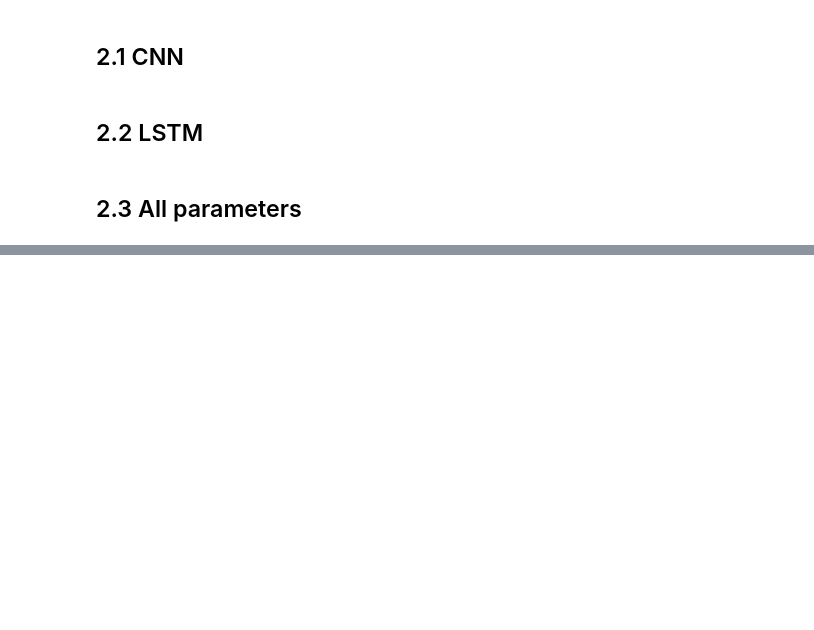
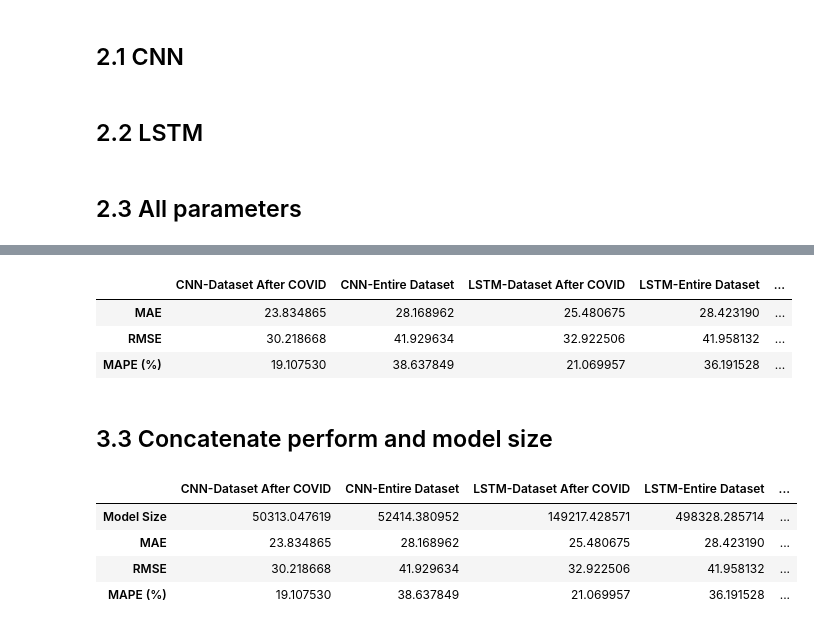
Before and after one commit to YueLi-0816/traffic_prediction, a Jupyter notebook: parameter_cal.ipynb, the cells around one changed output, grey strips where cells are left out. Drawn from its saved outputs; the diff is of its cells as text; code cells hidden in the pictures; blank space fills up the shorter version.

```diff
--- a/parameter_cal.ipynb
+++ b/parameter_cal.ipynb
@@ -966,0 +725,26 @@ MAPE (%)_test                 21.069957            36.191528
+# %%
+data_lag_llama = {
+    "Input Length": [24, 48, 72, 96, 120, 144, 168, 192, 216, 240, 264, 288, 312, 336, 360, 384, 408, 432, 456, 480, 504],
+    "MAE": [38.63648, 39.298946, 34.54768, 32.869083, 33.66142, 30.403801, 26.168474, 24.480734, 24.889511,
+                25.068052, 25.59848, 25.860199, 25.812569, 21.997818, 21.297031, 20.358686, 20.320894, 20.499071,
+                20.348734, 19.623104, 17.583586],
+    "MAPE (%)": [40.28715, 39.578278, 30.6552, 30.352049, 27.850878, 26.244112, 24.974607, 21.323599, 20.710508,
+                 20.480036, 19.691763, 19.72987, 19.741913, 19.799952, 18.23105, 17.049936, 16.548029, 16.366488,
+                 16.121527, 15.724358, 15.566144],
+    "RMSE": [46.852173, 48.283245, 42.8367, 41.470264, 41.93413, 37.958866, 32.243275, 30.812836, 31.379313,
+                 31.510946, 32.274055, 32.49348, 32.43257, 27.142183, 26.318953, 25.504164, 25.746271, 26.004827,
+                 26.043829, 24.891104, 22.095222]
+}
+# %%
+data_lag_llama_all = {
+    "Input Length": [24, 48, 72, 96, 120, 144, 168, 192, 216, 240, 264, 288, 312, 336, 360, 384, 408, 432, 456, 480, 504],
+    "MAE": [48.265064, 48.467907, 45.561512, 42.93193, 43.90094, 39.93037, 33.964214, 33.4987, 33.71236,
+                34.02802, 34.251205, 34.455406, 34.91953, 32.959576, 32.913437, 32.694862, 33.184414, 33.567394,
+                33.54563, 33.248646, 32.301807],
+    "MAPE (%)": [76.9882, 69.33331, 55.609955, 54.646652, 52.513958, 52.128445, 55.77263, 47.672806, 47.777985,
+                 48.765274, 48.780605, 49.46385, 51.09222, 57.30919, 53.19517, 51.54817, 50.76674, 50.565063,
+                 50.82286, 51.597294, 56.169357],
+    "RMSE": [60.39003, 61.498108, 59.371445, 56.62115, 57.59467, 53.112926, 46.210873, 46.757233, 47.156815,
+                 47.76765, 48.0762, 48.489025, 49.148834, 46.822765, 47.558285, 48.001232, 48.740616, 49.343304,
+                 48.825653, 48.399673, 46.677094]
+}
@@ -966,0 +894,14 @@ MAPE (%)_test                 21.069957            36.191528
+# %%
+# add model size of lag-llama and chronos
+mean_param['Lag-Llama-Dataset After COVID'] = [2.45*1000000]
+mean_param['Lag-Llama-Entire Dataset'] = [2.45*1000000]
+mean_param['Chronos(tiny)-Dataset After COVID'] = [8.39*1000000]
+mean_param['Chronos(mini)-Dataset After COVID'] = [20.5*1000000]
+mean_param['Chronos(small)-Dataset After COVID'] = [46.2*1000000]
+mean_param['Chronos(base)-Dataset After COVID'] = [201*1000000]
+mean_param['Chronos(large)-Dataset After COVID'] = [709*1000000]
+mean_param['Chronos(tiny)-Entire Dataset'] = [8.39*1000000]
+mean_param['Chronos(mini)-Entire Dataset'] = [20.5*1000000]
+mean_param['Chronos(small)-Entire Dataset'] = [46.2*1000000]
+mean_param['Chronos(base)-Entire Dataset'] = [201*1000000]
+mean_param['Chronos(large)-Entire Dataset'] = [709*1000000]
@@ -966,0 +964,18 @@ MAPE (%)_test                 21.069957            36.191528
+# %%
+mean_perform_all
+# %% [output]
+|  | CNN-Dataset After COVID | CNN-Entire Dataset | LSTM-Dataset After COVID | LSTM-Entire Dataset | ... |
+| MAE | 23.834865 | 28.168962 | 25.480675 | 28.423190 | ... |
+| RMSE | 30.218668 | 41.929634 | 32.922506 | 41.958132 | ... |
+| MAPE (%) | 19.107530 | 38.637849 | 21.069957 | 36.191528 | ... |
+# %% [markdown]
+## 3.3 Concatenate perform and model size
+# %%
+perform_size_all = pd.concat([mean_param, mean_perform_all], sort=False)
+perform_size_all
+# %% [output]
+|  | CNN-Dataset After COVID | CNN-Entire Dataset | LSTM-Dataset After COVID | LSTM-Entire Dataset | ... |
+| Model Size | 50313.047619 | 52414.380952 | 149217.428571 | 498328.285714 | ... |
+| MAE | 23.834865 | 28.168962 | 25.480675 | 28.423190 | ... |
+| RMSE | 30.218668 | 41.929634 | 32.922506 | 41.958132 | ... |
+| MAPE (%) | 19.107530 | 38.637849 | 21.069957 | 36.191528 | ... |
```
Also changed, not shown: parts of 37 cells of this notebook.
